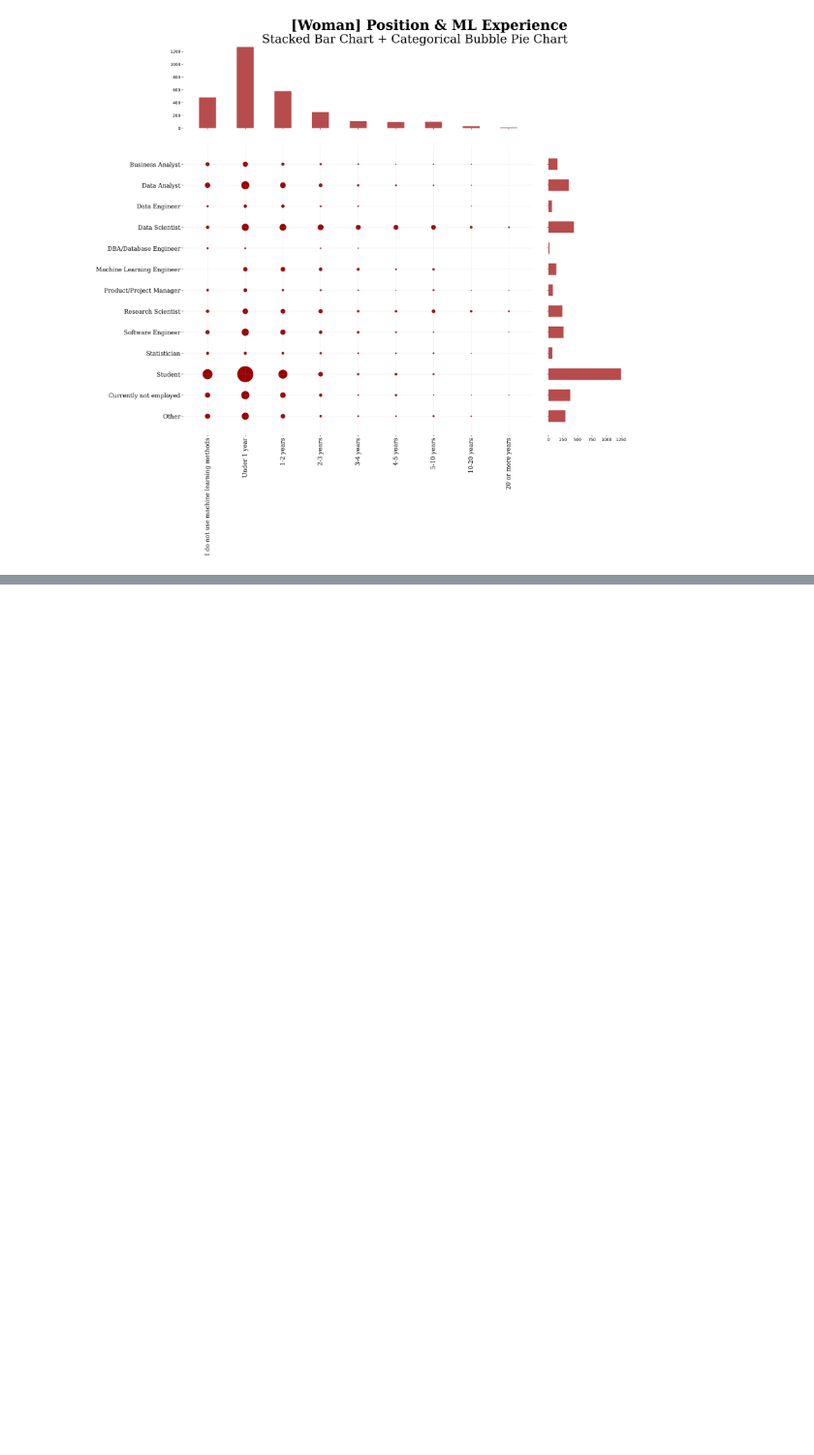
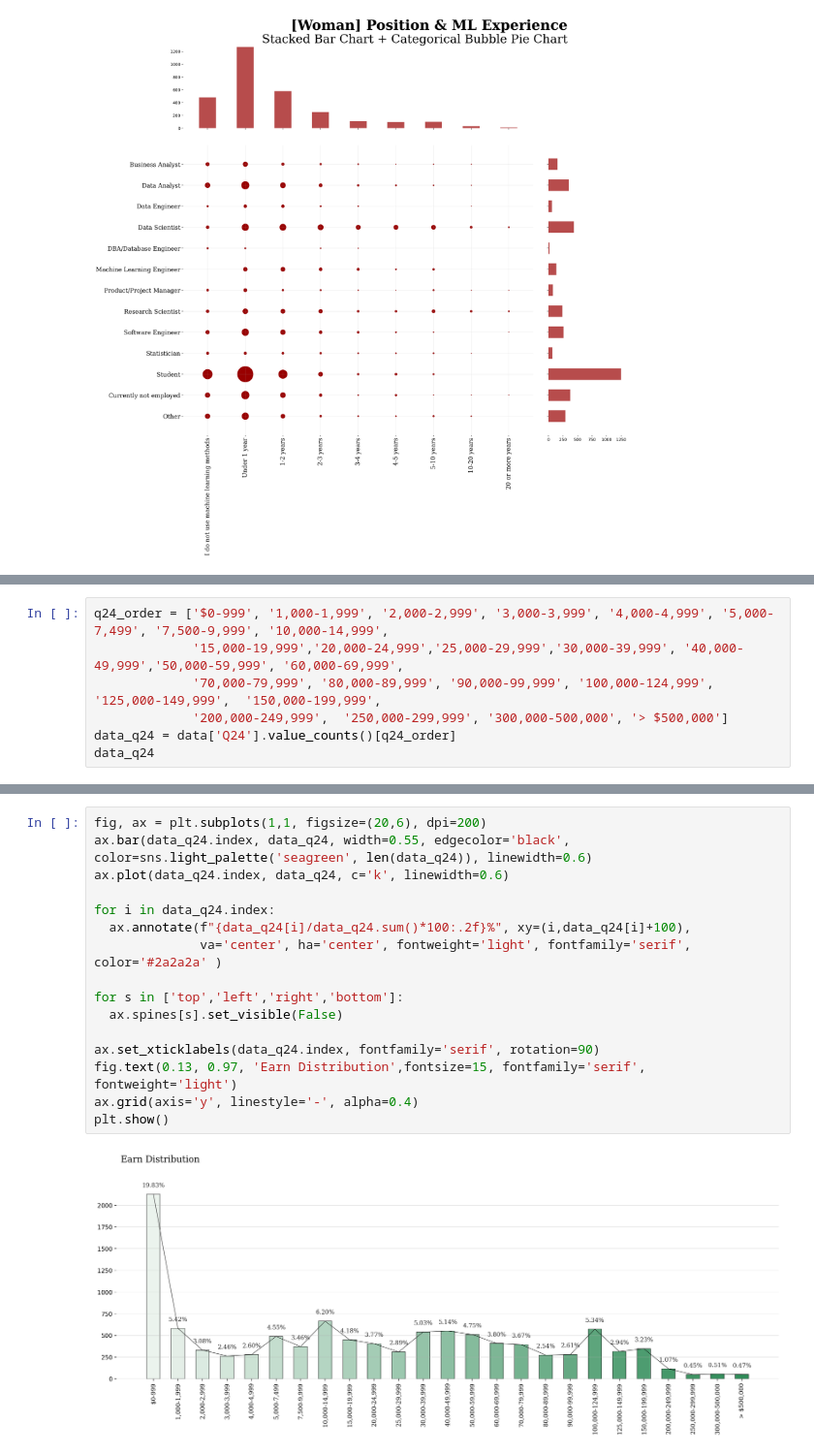
Before and after one commit to wonyoung-ji/statistics, a Jupyter notebook: kaggle/2020_Kaggle_ML_&_DS_Survey.ipynb, the cells around one changed output, grey strips where cells are left out. Shown at 97% size. Cells and saved outputs as stored; diff of their text form; blank space fills up the shorter version.

```diff
--- a/kaggle/2020_Kaggle_ML_&_DS_Survey.ipynb
+++ b/kaggle/2020_Kaggle_ML_&_DS_Survey.ipynb
@@ -611,0 +624,7 @@ plt.show()
+# %%
+q24_order = ['$0-999', '1,000-1,999', '2,000-2,999', '3,000-3,999', '4,000-4,999', '5,000-7,499', '7,500-9,999', '10,000-14,999',
+             '15,000-19,999','20,000-24,999','25,000-29,999','30,000-39,999', '40,000-49,999','50,000-59,999', '60,000-69,999',
+             '70,000-79,999', '80,000-89,999', '90,000-99,999', '100,000-124,999', '125,000-149,999',  '150,000-199,999',
+             '200,000-249,999',  '250,000-299,999', '300,000-500,000', '> $500,000']
+data_q24 = data['Q24'].value_counts()[q24_order]
+data_q24
@@ -611,0 +649,18 @@ plt.show()
+# %%
+fig, ax = plt.subplots(1,1, figsize=(20,6), dpi=200)
+ax.bar(data_q24.index, data_q24, width=0.55, edgecolor='black', color=sns.light_palette('seagreen', len(data_q24)), linewidth=0.6)
+ax.plot(data_q24.index, data_q24, c='k', linewidth=0.6)
+
+for i in data_q24.index:
+  ax.annotate(f"{data_q24[i]/data_q24.sum()*100:.2f}%", xy=(i,data_q24[i]+100),
+              va='center', ha='center', fontweight='light', fontfamily='serif', color='#2a2a2a' )
+
+for s in ['top','left','right','bottom']:
+  ax.spines[s].set_visible(False)
+
+ax.set_xticklabels(data_q24.index, fontfamily='serif', rotation=90)
+fig.text(0.13, 0.97, 'Earn Distribution',fontsize=15, fontfamily='serif', fontweight='light')
+ax.grid(axis='y', linestyle='-', alpha=0.4)
+plt.show()
+# %% [output]
+[figure, added]
```
Also changed, not shown: parts of 11 cells of this notebook.
